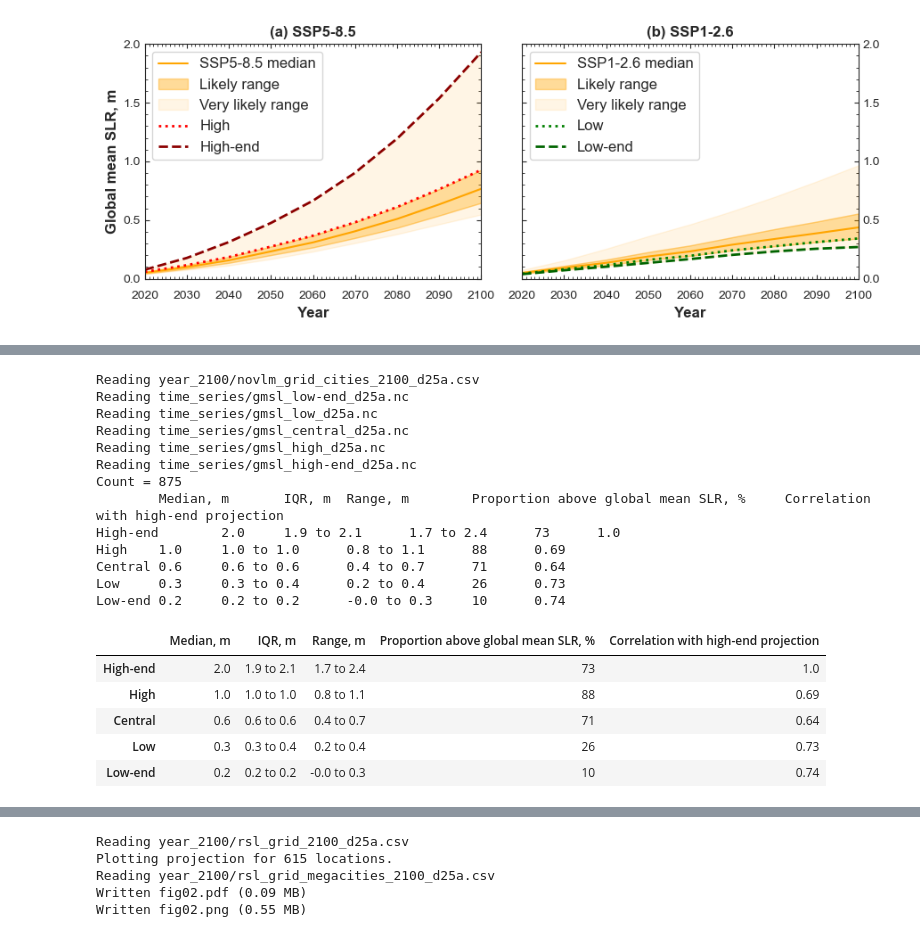
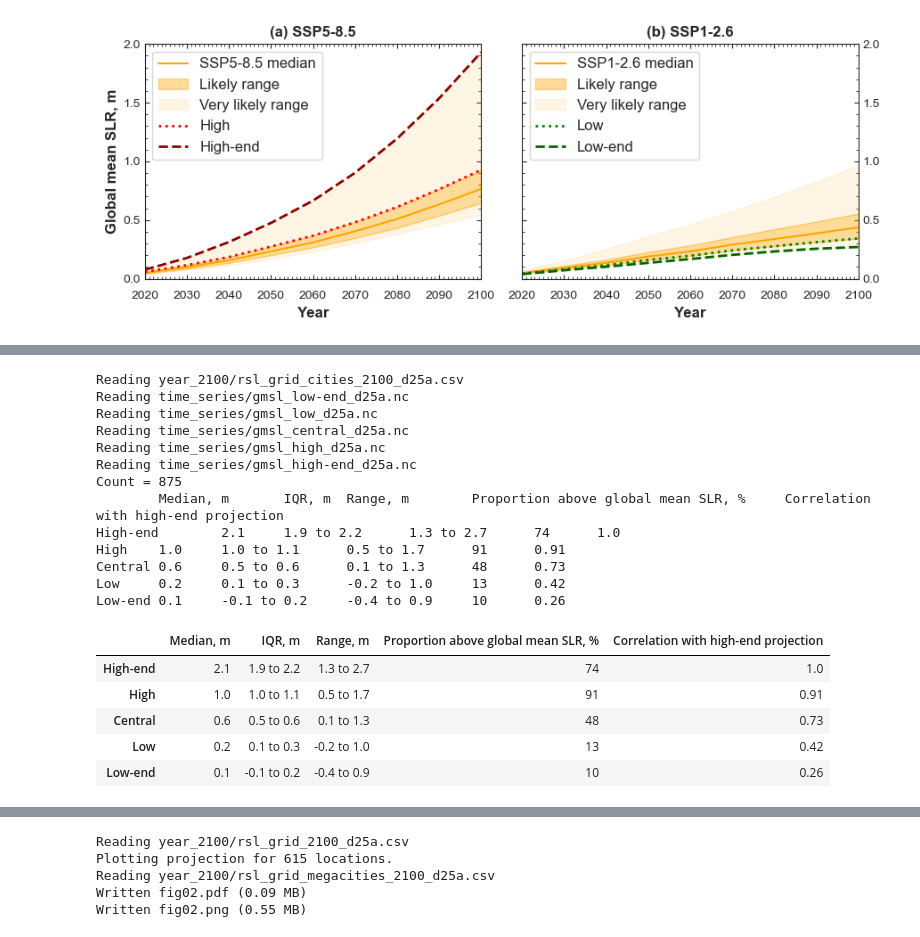
Before and after one commit to grandey/d25a-rsl-fusion, a Jupyter notebook: figs_d25a.ipynb, the cells around one changed output, grey strips where cells are left out. Saved outputs shown, nothing was run; the diff lists cells and outputs as text; code cells hidden in the pictures.

```diff
--- a/figs_d25a.ipynb
+++ b/figs_d25a.ipynb
@@ -92,34 +92,34 @@ Low-end 5th %ile under SSP1-2.6 0.27    95 %    100 %
 | Low | 17th %ile under SSP1-2.6 | 0.34 | 83 % | 99 % |
 | Low-end | 5th %ile under SSP1-2.6 | 0.27 | 95 % | 100 % |
 # %%
-# Table of summary statistics across cities for geocentric SLR in 2100 (mean, IQR, range, % above global mean)
-summary_df = d25a.get_year_2100_summary_df(slr_str='novlm', gauges_str='grid', cities_str='cities').copy()
+# Table of summary statistics across cities for relative SLR in 2100 (mean, IQR, range, % above global mean)
+summary_df = d25a.get_year_2100_summary_df(slr_str='rsl', gauges_str='grid', cities_str='cities').copy()
 print(f'Count = {summary_df.loc["Count", "high-end"]}')
 summary_df = summary_df.drop('Count')  # don't show Count column
 summary_df.columns = summary_df.columns.str.capitalize()  # capitalize low -> Low etc
 summary_df = summary_df.T.iloc[::-1]  # transpose rows and columns
 print(summary_df.to_csv(sep='\t'))  # suitable for Word's 'Convert Text to Table'
 summary_df
 # %% [output]
-Reading year_2100/novlm_grid_cities_2100_d25a.csv
+Reading year_2100/rsl_grid_cities_2100_d25a.csv
 Reading time_series/gmsl_low-end_d25a.nc
 Reading time_series/gmsl_low_d25a.nc
 Reading time_series/gmsl_central_d25a.nc
 Reading time_series/gmsl_high_d25a.nc
 Reading time_series/gmsl_high-end_d25a.nc
 Count = 875
         Median, m       IQR, m  Range, m        Proportion above global mean SLR, %     Correlation with high-end projection
-High-end        2.0     1.9 to 2.1      1.7 to 2.4      73      1.0
-High    1.0     1.0 to 1.0      0.8 to 1.1      88      0.69
-Central 0.6     0.6 to 0.6      0.4 to 0.7      71      0.64
-Low     0.3     0.3 to 0.4      0.2 to 0.4      26      0.73
-Low-end 0.2     0.2 to 0.2      -0.0 to 0.3     10      0.74
+High-end        2.1     1.9 to 2.2      1.3 to 2.7      74      1.0
+High    1.0     1.0 to 1.1      0.5 to 1.7      91      0.91
+Central 0.6     0.5 to 0.6      0.1 to 1.3      48      0.73
+Low     0.2     0.1 to 0.3      -0.2 to 1.0     13      0.42
+Low-end 0.1     -0.1 to 0.2     -0.4 to 0.9     10      0.26
 |  | Median, m | IQR, m | Range, m | Proportion above global mean SLR, % | Correlation with high-end projection |
-| High-end | 2.0 | 1.9 to 2.1 | 1.7 to 2.4 | 73 | 1.0 |
-| High | 1.0 | 1.0 to 1.0 | 0.8 to 1.1 | 88 | 0.69 |
-| Central | 0.6 | 0.6 to 0.6 | 0.4 to 0.7 | 71 | 0.64 |
-| Low | 0.3 | 0.3 to 0.4 | 0.2 to 0.4 | 26 | 0.73 |
-| Low-end | 0.2 | 0.2 to 0.2 | -0.0 to 0.3 | 10 | 0.74 |
+| High-end | 2.1 | 1.9 to 2.2 | 1.3 to 2.7 | 74 | 1.0 |
+| High | 1.0 | 1.0 to 1.1 | 0.5 to 1.7 | 91 | 0.91 |
+| Central | 0.6 | 0.5 to 0.6 | 0.1 to 1.3 | 48 | 0.73 |
+| Low | 0.2 | 0.1 to 0.3 | -0.2 to 1.0 | 13 | 0.42 |
+| Low-end | 0.1 | -0.1 to 0.2 | -0.4 to 0.9 | 10 | 0.26 |
 # %%
 # For specific cities, what is the deviation from the global mean?
 deviation_df = pd.DataFrame()
```
Also changed, not shown: parts of 9 cells of this notebook, 2 other files.
